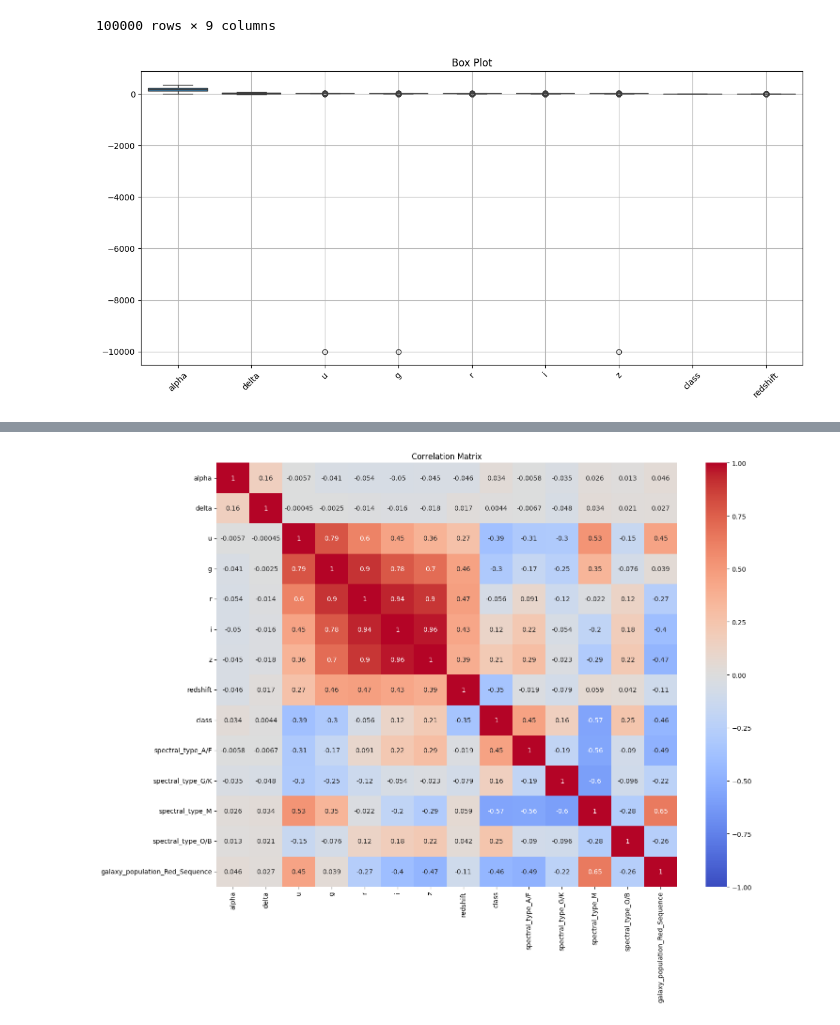
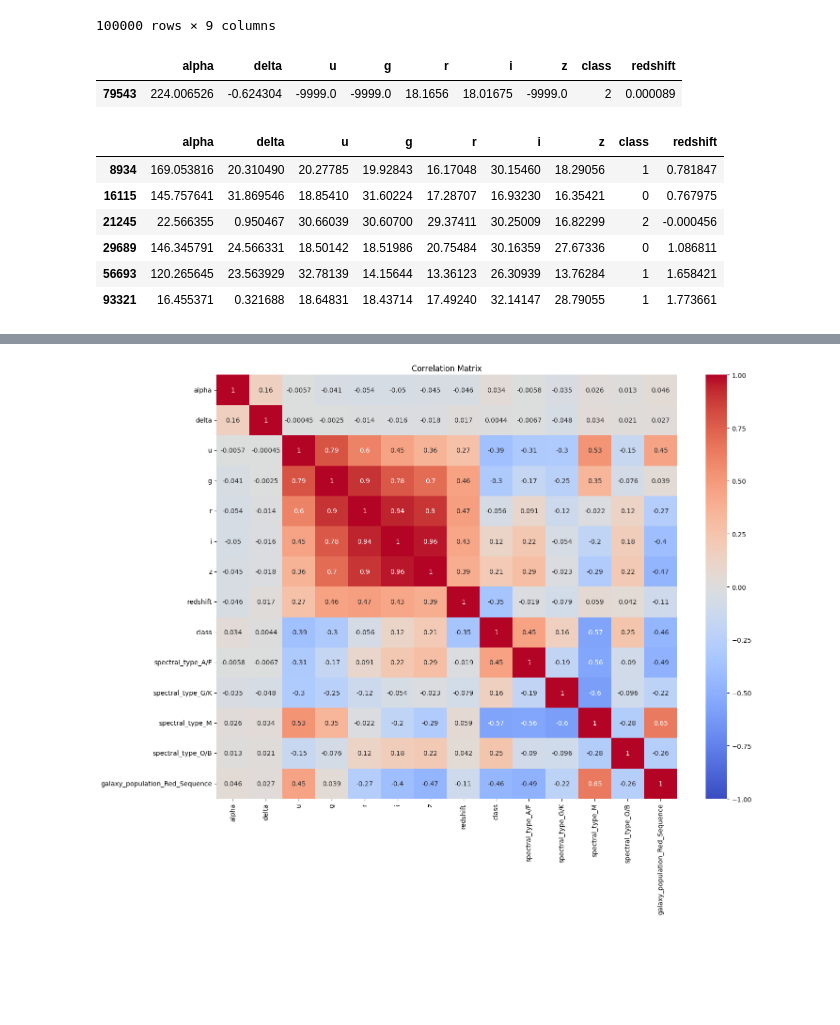
Before and after one commit to abdubakr77/predicting-stellar-class, a Jupyter notebook: notebooks/02_preprocessing.ipynb, the cells around one changed output, grey strips where cells are left out. Saved outputs shown, nothing was run; the diff lists cells and outputs as text; code cells hidden in the pictures; blank space fills up the shorter version.

```diff
--- a/notebooks/02_preprocessing.ipynb
+++ b/notebooks/02_preprocessing.ipynb
@@ -38,6 +38,7 @@ orig_df
 | 99999 | 196.896053 | 49.464643 | 22.62171 | 21.79745 | 20.60115 | 20.00959 | 19.28075 | 0 | 0.542944 |
 100000 rows × 9 columns
 # %%
-show_outliers(orig_df)
+orig_df[orig_df['u'] < -999]
 # %% [output]
-[figure, removed]
+|  | alpha | delta | u | g | r | i | z | class | redshift |
+| 79543 | 224.006526 | -0.624304 | -9999.0 | -9999.0 | 18.1656 | 18.01675 | -9999.0 | 2 | 0.000089 |
@@ -45,0 +45,10 @@ orig_df = remove_outliers_iqr(orig_df,orig_df.columns,10)
+# %%
+orig_df[orig_df[['u','i','g']].gt(30).any(axis=1)]
+# %% [output]
+|  | alpha | delta | u | g | r | i | z | class | redshift |
+| 8934 | 169.053816 | 20.310490 | 20.27785 | 19.92843 | 16.17048 | 30.15460 | 18.29056 | 1 | 0.781847 |
+| 16115 | 145.757641 | 31.869546 | 18.85410 | 31.60224 | 17.28707 | 16.93230 | 16.35421 | 0 | 0.767975 |
+| 21245 | 22.566355 | 0.950467 | 30.66039 | 30.60700 | 29.37411 | 30.25009 | 16.82299 | 2 | -0.000456 |
+| 29689 | 146.345791 | 24.566331 | 18.50142 | 18.51986 | 20.75484 | 30.16359 | 27.67336 | 0 | 1.086811 |
+| 56693 | 120.265645 | 23.563929 | 32.78139 | 14.15644 | 13.36123 | 26.30939 | 13.76284 | 1 | 1.658421 |
+| 93321 | 16.455371 | 0.321688 | 18.64831 | 18.43714 | 17.49240 | 32.14147 | 28.79055 | 1 | 1.773661 |
```
Also changed, not shown: parts of 11 cells of this notebook.
